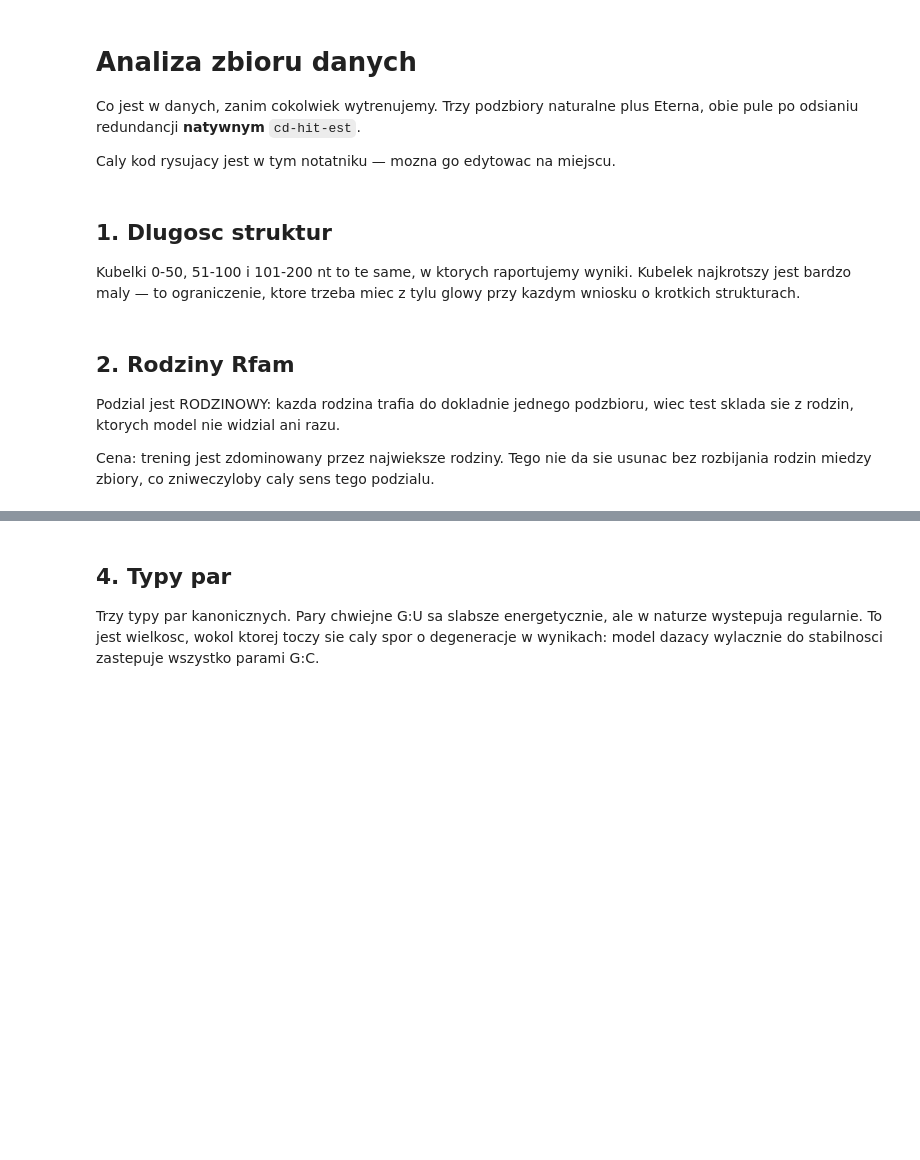
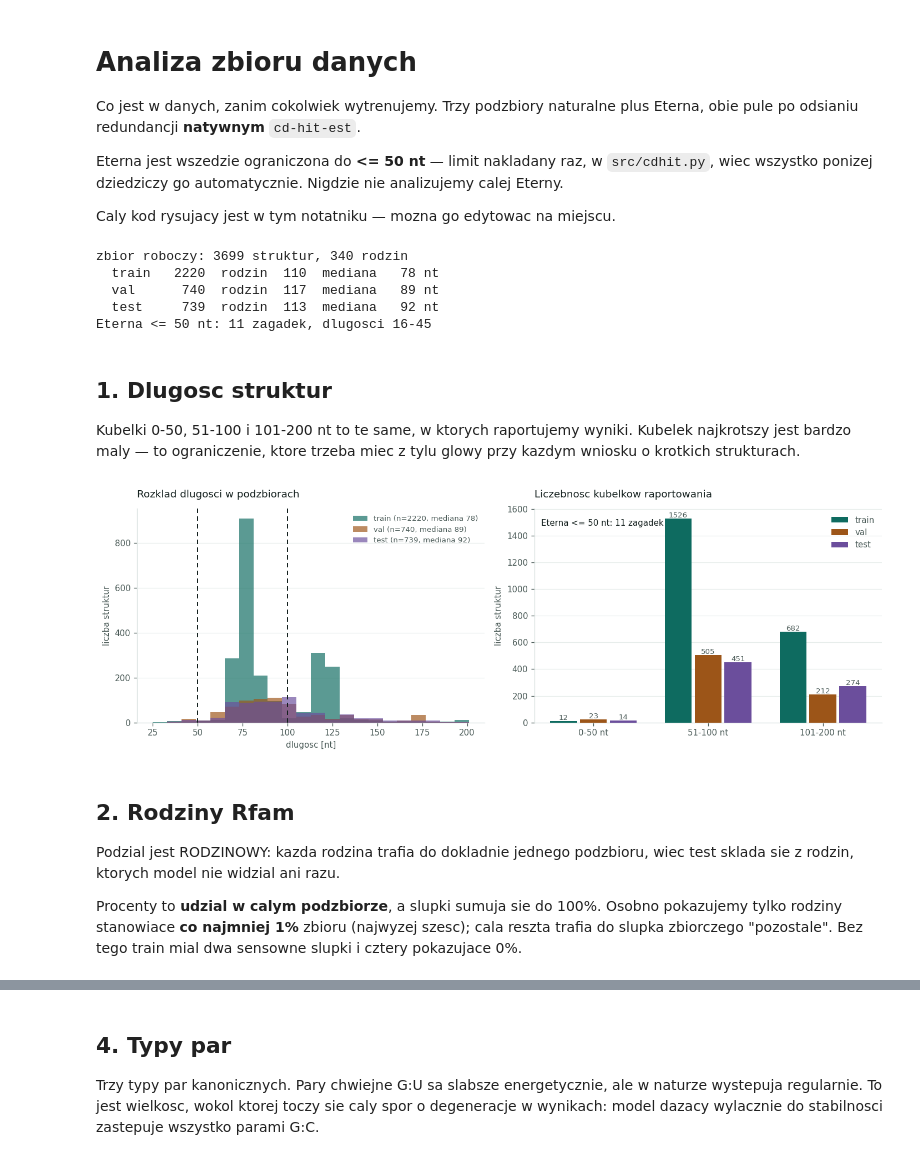
Before and after one commit to nikakoga/RNA-inverse-folding, a Jupyter notebook: notebooks/01_dane.ipynb, the cells around one changed output, grey strips where cells are left out. Cells and saved outputs as stored; diff of their text form; code cells hidden in the pictures; blank space fills up the shorter version.

```diff
--- a/notebooks/01_dane.ipynb
+++ b/notebooks/01_dane.ipynb
@@ -4,6 +4,9 @@
 Co jest w danych, zanim cokolwiek wytrenujemy. Trzy podzbiory naturalne plus Eterna, obie pule
 po odsianiu redundancji **natywnym** `cd-hit-est`.
 
+Eterna jest wszedzie ograniczona do **<= 50 nt** — limit nakladany raz, w `src/cdhit.py`, wiec
+wszystko ponizej dziedziczy go automatycznie. Nigdzie nie analizujemy calej Eterny.
+
 Caly kod rysujacy jest w tym notatniku — mozna go edytowac na miejscu.
 # %%
 import sys
@@ -70,12 +73,20 @@ df = wczytaj()
 spl = wczytaj_split("rodzinowy")
 czesci = {z: df.iloc[spl[z]] for z in ("train", "val", "test")}
 eterna = wczytaj_eterna()
+ZBIORY = ["train", "val", "test"]
 
 print(f"zbior roboczy: {len(df)} struktur, {df.family.nunique()} rodzin")
 for z, d in czesci.items():
     L = d.secondary_structure.str.len()
     print(f"  {z:6} {len(d):5}  rodzin {d.family.nunique():4}  mediana {int(L.median()):4} nt")
-print(f"Eterna: {len(eterna)} zagadek")
+L = eterna.secondary_structure.str.len()
+print(f"Eterna <= 50 nt: {len(eterna)} zagadek, dlugosci {L.min()}-{L.max()}")
+# %% [output]
+zbior roboczy: 3699 struktur, 340 rodzin
+  train   2220  rodzin  110  mediana   78 nt
+  val      740  rodzin  117  mediana   89 nt
+  test     739  rodzin  113  mediana   92 nt
+Eterna <= 50 nt: 11 zagadek, dlugosci 16-45
 # %% [markdown]
 ## 1. Dlugosc struktur
 
@@ -84,43 +95,43 @@ bardzo maly — to ograniczenie, ktore trzeba miec z tylu glowy przy kazdym wnio
 strukturach.
 # %%
 KUBELKI = [(0, 50), (51, 100), (101, 200)]
-ZBIORY = ["train", "val", "test"]
 
 fig, axs = plt.subplots(1, 2, figsize=(12, 4.2))
 
-# lewy panel: histogram dlugosci, nalozone podzbiory
 for z, kol in zip(ZBIORY, (C1, C2, C3)):
     L = czesci[z].secondary_structure.str.len()
-    axs[0].hist(L, bins=np.arange(30, 205, 8), alpha=0.68, color=kol, zorder=3,
+    axs[0].hist(L, bins=np.arange(25, 205, 8), alpha=0.68, color=kol, zorder=3,
                 label=f"{z} (n={len(L)}, mediana {int(L.median())})")
 for gr in (50, 100):
     axs[0].axvline(gr, color=INK, lw=1.2, ls=(0, (4, 3)), zorder=4)
 styl(axs[0], "Rozklad dlugosci w podzbiorach", "liczba struktur", "dlugosc [nt]")
 axs[0].legend(frameon=False, fontsize=8, labelcolor=INK2)
 
-# prawy panel: liczebnosc kubelkow raportowania
 x = np.arange(len(KUBELKI))
 w = 0.26
 for k, (z, kol) in enumerate(zip(ZBIORY, (C1, C2, C3))):
     L = czesci[z].secondary_structure.str.len()
     v = [int(((L >= lo) & (L <= hi)).sum()) for lo, hi in KUBELKI]
     b = axs[1].bar(x + (k - 1) * w, v, w * 0.9, color=kol, label=z, zorder=3)
     for r, vv in zip(b, v):
         axs[1].text(r.get_x() + r.get_width() / 2, vv + 8, str(vv),
                     ha="center", fontsize=8, color=INK2)
-axs[1].text(0.02, 0.92, f"Eterna: {len(eterna)} zagadek",
+axs[1].text(0.02, 0.92, f"Eterna <= 50 nt: {len(eterna)} zagadek",
             transform=axs[1].transAxes, fontsize=9, color=INK)
 axs[1].set_xticks(x)
 axs[1].set_xticklabels([f"{a}-{b} nt" for a, b in KUBELKI], fontsize=9)
 styl(axs[1], "Liczebnosc kubelkow raportowania", "liczba struktur")
 axs[1].legend(frameon=False, fontsize=9, labelcolor=INK2)
 fig.tight_layout()
+# %% [output]
+[figure, added]
 # %% [markdown]
 ## 2. Rodziny Rfam
 
 Podzial jest RODZINOWY: kazda rodzina trafia do dokladnie jednego podzbioru, wiec test sklada sie
 z rodzin, ktorych model nie widzial ani razu.
 
-Cena: trening jest zdominowany przez najwieksze rodziny. Tego nie da sie usunac bez rozbijania rodzin
-miedzy zbiory, co zniweczyloby caly sens tego podzialu.
+Procenty to **udzial w calym podzbiorze**, a slupki sumuja sie do 100%. Osobno pokazujemy tylko
+rodziny stanowiace **co najmniej 1%** zbioru (najwyzej szesc); cala reszta trafia do slupka
+zbiorczego "pozostale". Bez tego train mial dwa sensowne slupki i cztery pokazujace 0%.
 # %%
```
Also changed, not shown: parts of 4 cells of this notebook, 36 other files.
